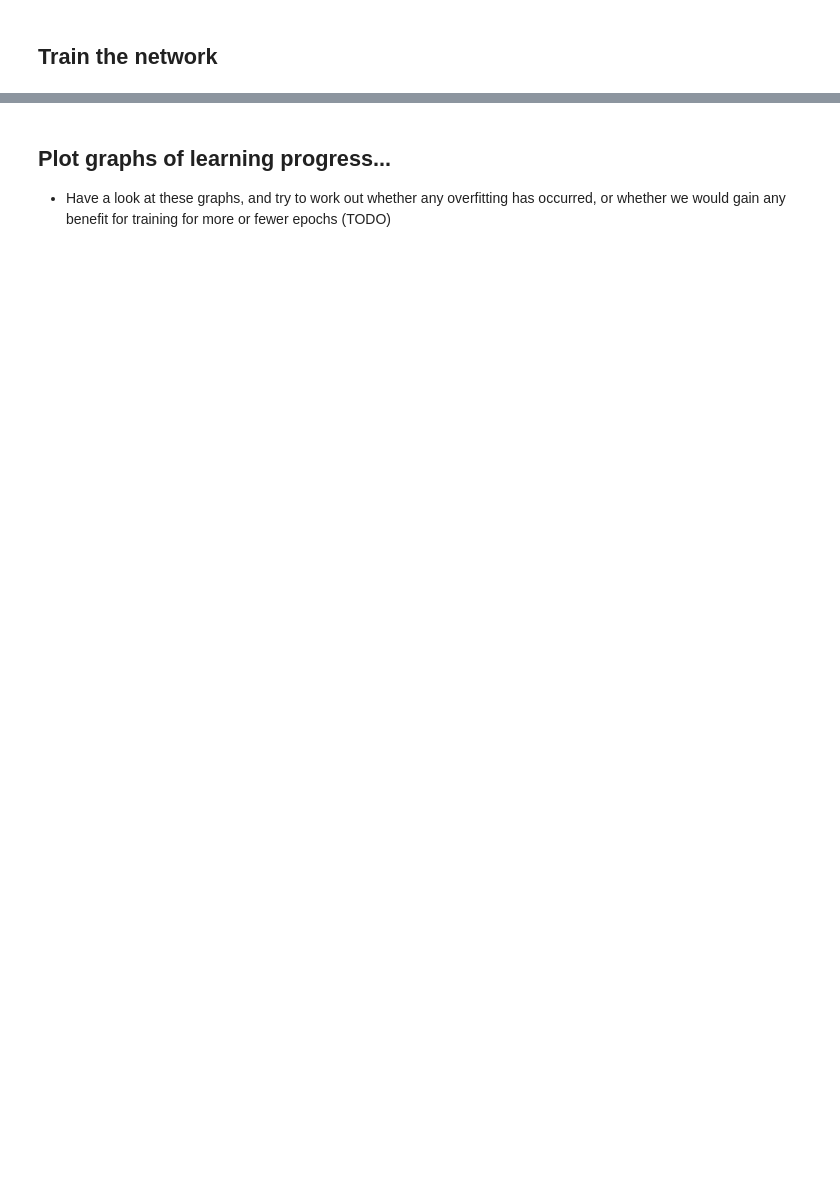
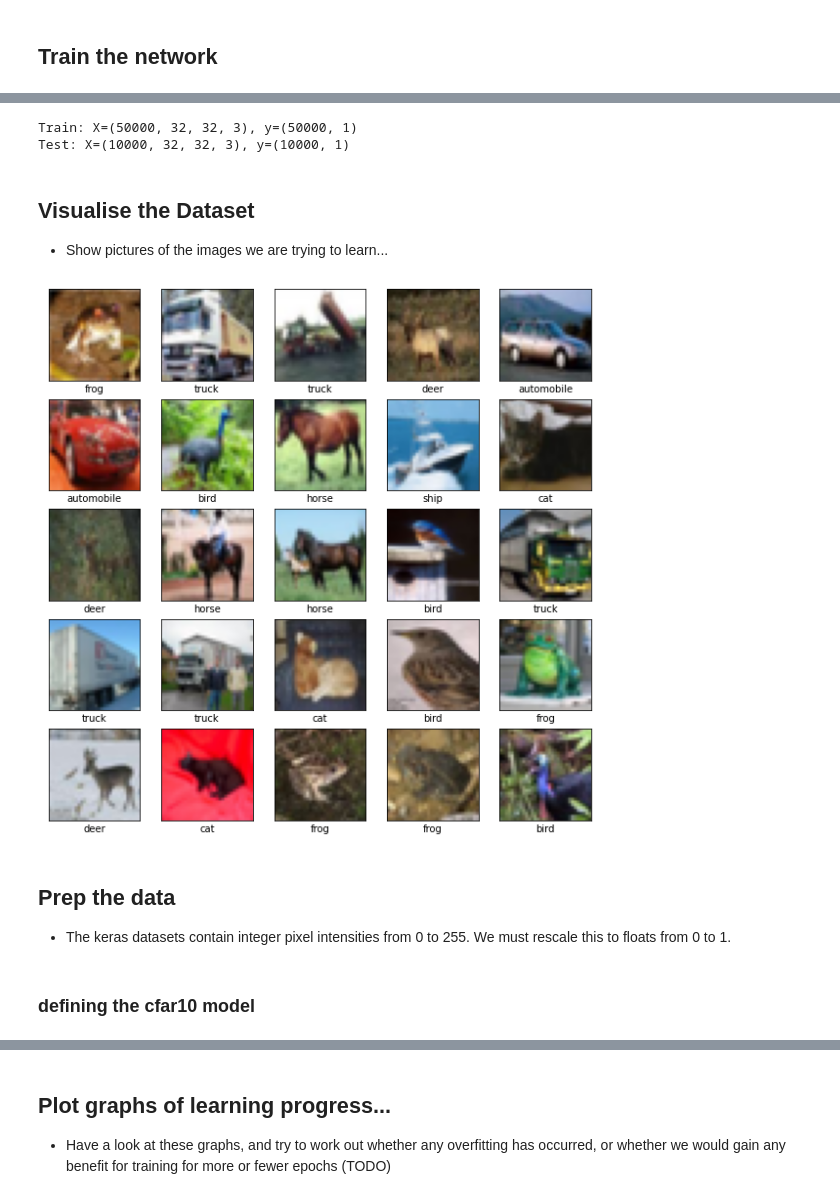
Before and after one commit to 11BelowStudio/ce811, a Jupyter notebook: lab9/cnn_experiment.ipynb, the cells around one changed output, grey strips where cells are left out. Drawn from its saved outputs; the diff is of its cells as text; code cells hidden in the pictures; blank space fills up the shorter version.

```diff
--- a/lab9/cnn_experiment.ipynb
+++ b/lab9/cnn_experiment.ipynb
@@ -126,0 +328,50 @@ history = keras_model.fit(train_images, train_labels,
+# %%
+dataset_name1="cifar10"
+accuracy_threshold1 = 0.96  # progress checker expects >96% accuracy on MNIST.
+if dataset_name1=="cifar10":
+    dataset1 = tf.keras.datasets.cifar10
+    class_names1 = ['airplane', 'automobile', 'bird', 'cat', 'deer','dog', 'frog', 'horse', 'ship', 'truck']
+    # CIFAR10 images are 32*32*3.
+    accuracy_threshold1 = 0.6  # progress checker expects >60% accuracy on CIFAR10
+elif dataset_name1=="fashion":
+    dataset1 = tf.keras.datasets.fashion_mnist
+    class_names1 = ['T-shirt/top', 'Trouser', 'Pullover', 'Dress', 'Coat','Sandal', 'Shirt', 'Sneaker', 'Bag', 'Ankle boot']
+elif dataset_name1=="mnist":
+    dataset1 = tf.keras.datasets.mnist
+    class_names1 = ['zero', 'one', 'two', 'three', 'four','five', 'six', 'seven', 'eight', 'nine']
+else:
+    print("unknown dataset")
+    raise Exception("Please specify a valid dataset!")
+(train_images01, train_labels01),(test_images01, test_labels01) = dataset1.load_data()
+print('Train: X=%s, y=%s' % (train_images01.shape, train_labels01.shape))
+print('Test: X=%s, y=%s' % (test_images01.shape, test_labels01.shape))
+train_labels1=train_labels01.reshape(-1)
+test_labels1=test_labels01.reshape(-1)
+# %% [output]
+Train: X=(50000, 32, 32, 3), y=(50000, 1)
+Test: X=(10000, 32, 32, 3), y=(10000, 1)
+# %% [markdown]
+## Visualise the Dataset
+
+- Show pictures of the images we are trying to learn...
+# %%
+# plot first few images
+plt.figure(figsize=(10,10))
+for i in range(25):
+    # define subplot
+    plt.subplot(5,5,i+1)
+    # plot raw pixel data
+    plt.imshow(train_images01[i], cmap=plt.get_cmap('gray'))
+    plt.xticks([])
+    plt.yticks([])
+    plt.grid(False)
+    if class_names1!=None:
+        # Add a label underneath, if we have one...
+        plt.xlabel(class_names1[train_labels1[i]])
+plt.show()
+# %% [output]
+[figure, added]
+# %% [markdown]
+## Prep the data
+- The keras datasets contain integer pixel intensities from 0 to 255.
+  We must rescale this to floats from 0 to 1.
@@ -126,0 +391,2 @@ history = keras_model.fit(train_images, train_labels,
+# %% [markdown]
+### defining the cfar10 model
```
Also changed, not shown: parts of 29 cells of this notebook, 2 other files.
